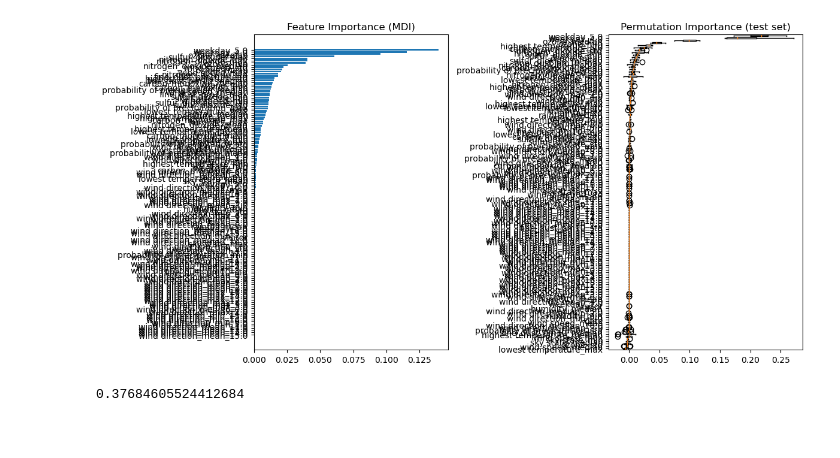
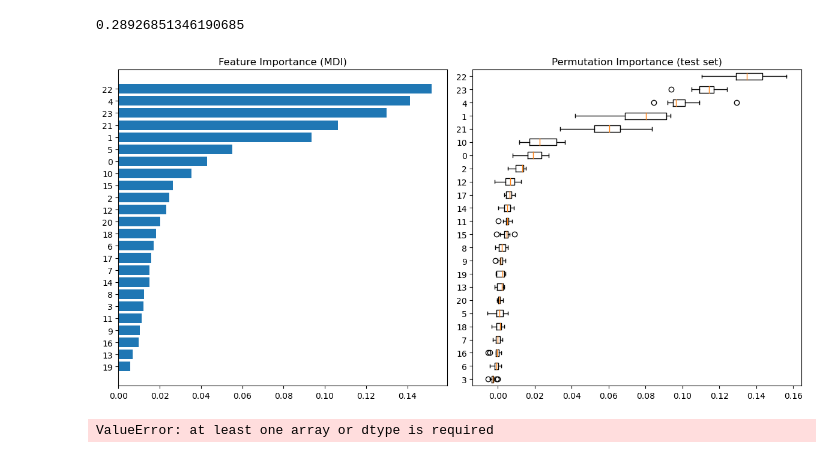
Before and after one commit to jrary/DataScienceTermProject, a Jupyter notebook: src/ensemble.ipynb, the cells around one changed output. Cells and saved outputs as stored; diff of their text form; code cells hidden in the pictures.

```diff
--- a/src/ensemble.ipynb
+++ b/src/ensemble.ipynb
@@ -20,31 +40,22 @@ X_train, X_test, Y_train, Y_test = train_test_split(X, Y, test_size=0.2, random_
 from sklearn.ensemble import GradientBoostingRegressor
 from sklearn.model_selection import GridSearchCV
 
-params = {'n_estimators': np.arange(50,1000, 50),
-            'max_depth': np.arange(1,10,1),
-            'min_samples_split': np.arange(2,10,1),
-            'learning_rate': np.arange(0.01,1,0.05),
+grid_params = {'n_estimators': np.arange(300,600, 100),
+            'max_depth': np.arange(1,5,1),
+            'min_samples_split': np.arange(2,5,1),
+            'learning_rate': [0.05,0.1],
             'loss': ['squared_error']}
 
 model = GradientBoostingRegressor(random_state=0)
 
-grid_mdoel = GridSearchCV(model, param_grid=params, cv=5, n_jobs=-1)
+grid_model = GridSearchCV(model, param_grid=grid_params, cv=5, n_jobs=-1)
 # %%
 # Fit the model
 from sklearn.metrics import mean_squared_error
 
 
-grid_mdoel.fit(X_train, Y_train)
+grid_model.fit(X_train, Y_train)
 
-print('최적 하이퍼 파라미터:\n', grid_mdoel.best_params_)
-print('최고 예측 정확도: {0:.4f}'.format(grid_mdoel.best_score_))
-
-# Make the model with best parameters
-model = GradientBoostingRegressor(**grid_mdoel.best_params_)
-model.fit(X_train, Y_train)
-
-mse = mean_squared_error(Y_test, model.predict(X_test))
-print("MSE: %.4f" % mse)
-
-print(model.score(X_test, Y_test))
+print('최적 하이퍼 파라미터:\n', grid_model.best_params_)
+print('최고 예측 정확도: {0:.4f}'.format(grid_model.best_score_))
 # %% [output]
@@ -76,37 +65,45 @@ plt.show()
+# %%
+# Define the model with best parameters
+
+model = GradientBoostingRegressor(**grid_model.best_params_)
+model.fit(X_train, Y_train)
+print(model.score(X_test, Y_test))
+# %% [output]
+0.28926851346190685
 # %%
 from sklearn.inspection import permutation_importance
 
 
 feature_importance = model.feature_importances_
 sorted_idx = np.argsort(feature_importance)
 pos = np.arange(sorted_idx.shape[0]) + 0.5
 fig = plt.figure(figsize=(12, 6))
 plt.subplot(1, 2, 1)
 plt.barh(pos, feature_importance[sorted_idx], align="center")
-plt.yticks(pos, np.array(dataset.columns)[sorted_idx])
+plt.yticks(pos, np.array(X_train.columns)[sorted_idx])
 plt.title("Feature Importance (MDI)")
 
 result = permutation_importance(
     model, X_test, Y_test, n_repeats=10, random_state=42, n_jobs=2
 )
 sorted_idx = result.importances_mean.argsort()
 plt.subplot(1, 2, 2)
 plt.boxplot(
     result.importances[sorted_idx].T,
     vert=False,
-    labels=np.array(dataset.columns)[sorted_idx],
+    labels=np.array(X_train.columns)[sorted_idx],
 )
 plt.title("Permutation Importance (test set)")
 fig.tight_layout()
 plt.show()
 # %% [output]
-[figure, old version]
+[figure, new version]
 # %%
-reduced_X = X_train.iloc[:, sorted_idx[100:]]
+reduced_X = X_train.iloc[:, sorted_idx[30:]]
 
-model = GradientBoostingRegressor(**grid_mdoel.best_params_)
+model = GradientBoostingRegressor(**grid_model.best_params_)
 model.fit(reduced_X, Y_train)
 
-print(model.score(X_test.iloc[:, sorted_idx[100:]], Y_test))
+print(model.score(X_test.iloc[:, sorted_idx[30:]], Y_test))
 # %% [output]
-0.37684605524412684
+ValueError: at least one array or dtype is required
```
Also changed, not shown: parts of 3 cells of this notebook, 3 other files.
